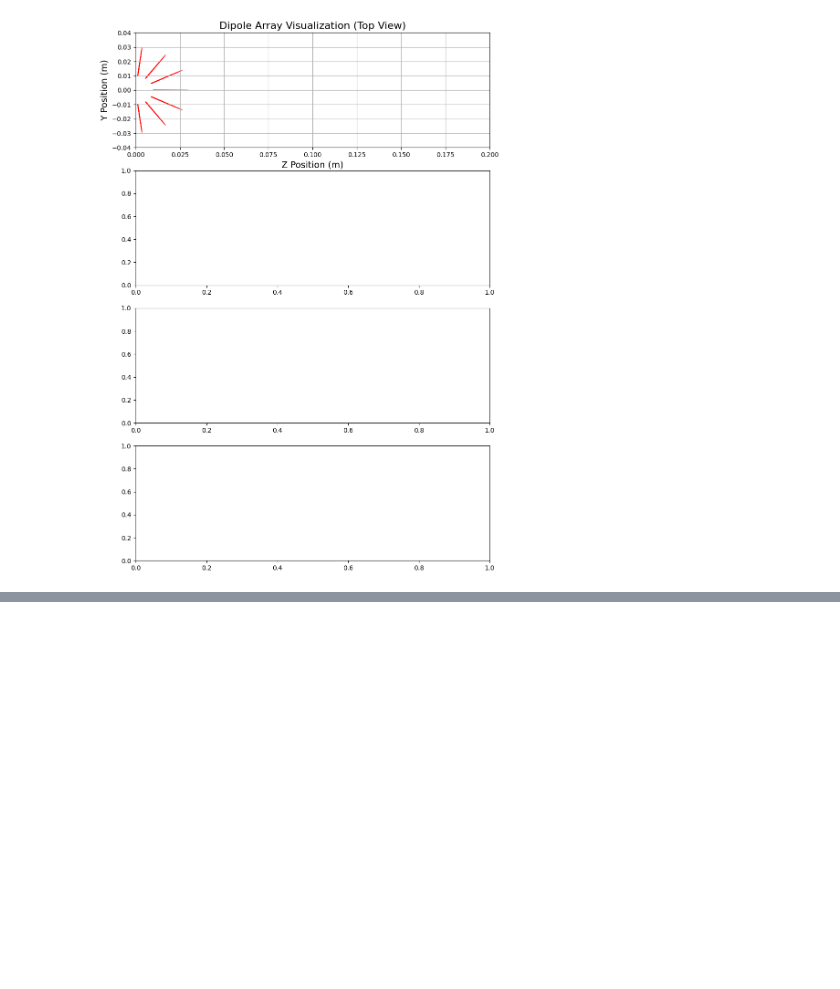
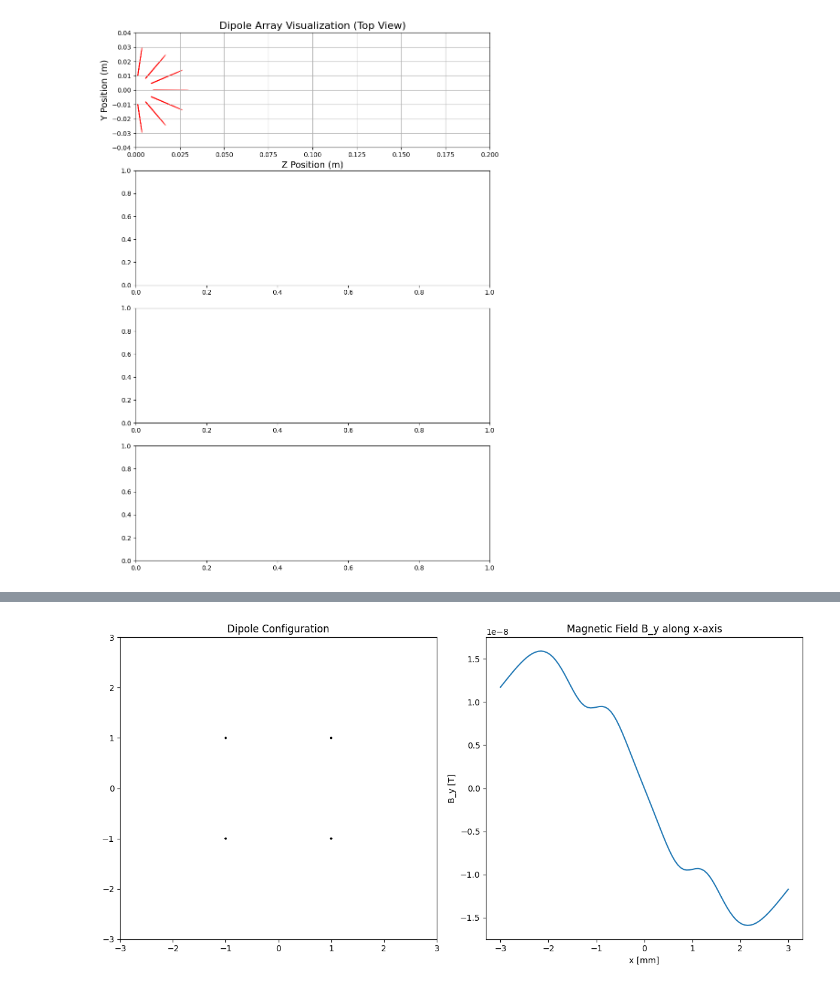
Before and after one commit to benfox4543/YB-zeeman-slower, a Jupyter notebook: mag_prof.ipynb, the cells around one changed output, grey strips where cells are left out. Saved outputs shown, nothing was run; the diff lists cells and outputs as text; code cells hidden in the pictures; blank space fills up the shorter version.

```diff
--- a/mag_prof.ipynb
+++ b/mag_prof.ipynb
@@ -640,0 +736,68 @@ TypeError: float() argument must be a string or a real number, not 'list'
+# %%
+import numpy as np
+import matplotlib.pyplot as plt
+
+# Constants
+mu0 = 4 * np.pi * 1e-7  # Permeability of free space
+N = 8  # Number of magnets (e.g. 8 dipoles forming a cubic structure)
+
+# Cube configuration (coordinates of each dipole, assuming symmetry)
+positions = [
+    [-1, -1, 0], [-1, 1, 0], [1, -1, 0], [1, 1, 0],  # Bottom face
+    [-1, -1, 2], [-1, 1, 2], [1, -1, 2], [1, 1, 2]   # Top face
+]
+
+# Magnetic moments of each dipole (arrows in figure)
+mag_moments = np.array([[0, 0, 1] for _ in range(N)])  # Along z-axis
+
+def biot_savart(r, r0, m):
+    """
+    Computes the magnetic field at point r due to a dipole at r0 with moment m.
+    """
+    R = r - r0
+    norm_R = np.linalg.norm(R)
+    return (mu0 / (4 * np.pi)) * (3 * np.dot(R, m) * R / norm_R**5 - m / norm_R**3)
+
+# Create a grid of points for field computation
+x = np.linspace(-3, 3, 100)
+y = np.linspace(-3, 3, 100)
+z = np.linspace(-3, 3, 100)
+X, Y, Z = np.meshgrid(x, y, z)
+
+Bx, By, Bz = np.zeros(X.shape), np.zeros(Y.shape), np.zeros(Z.shape)
+
+# Compute field at each point on the grid
+for i, r0 in enumerate(positions):
+    m = mag_moments[i]
+    for ix in range(len(x)):
+        for iy in range(len(y)):
+            for iz in range(len(z)):
+                r = np.array([X[ix, iy, iz], Y[ix, iy, iz], Z[ix, iy, iz]])
+                B_field = biot_savart(r, r0, m)
+                Bx[ix, iy, iz] += B_field[0]
+                By[ix, iy, iz] += B_field[1]
+                Bz[ix, iy, iz] += B_field[2]
+
+# Plot results
+plt.figure(figsize=(12, 6))
+
+# Plot dipoles on the left
+plt.subplot(1, 2, 1)
+plt.quiver([p[0] for p in positions], [p[1] for p in positions],
+           [m[0] for m in mag_moments], [m[1] for m in mag_moments],
+           angles='xy', scale_units='xy', scale=1)
+plt.xlim([-3, 3])
+plt.ylim([-3, 3])
+plt.title('Dipole Configuration')
+
+# Plot By along x-axis on the right
+plt.subplot(1, 2, 2)
+plt.plot(x, By[:, 50, 50])  # Cross-section at y=0, z=0
+plt.xlabel('x [mm]')
+plt.ylabel('B_y [T]')
+plt.title('Magnetic Field B_y along x-axis')
+
+plt.tight_layout()
+plt.show()
+# %% [output]
+[figure, added]
```
Also changed, not shown: parts of 9 cells of this notebook.
